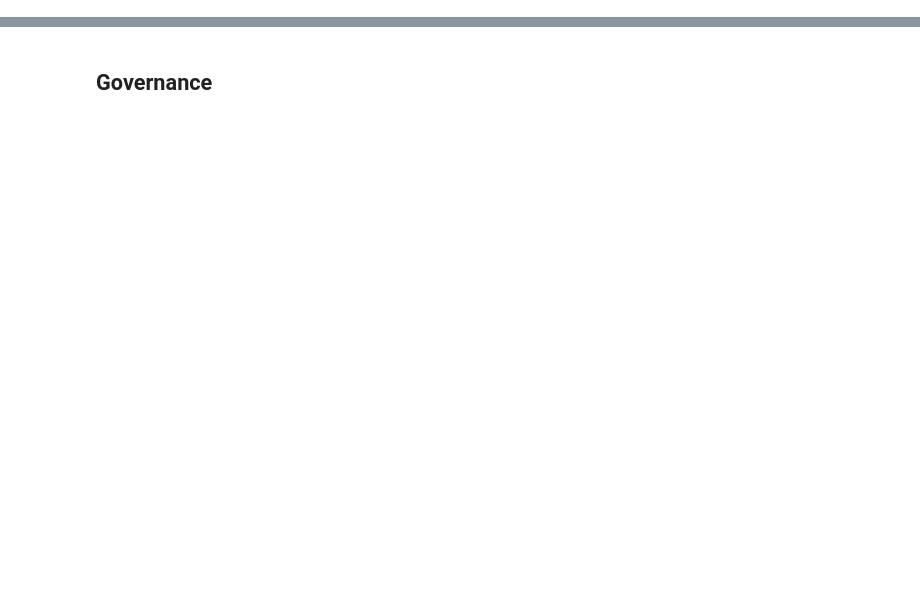
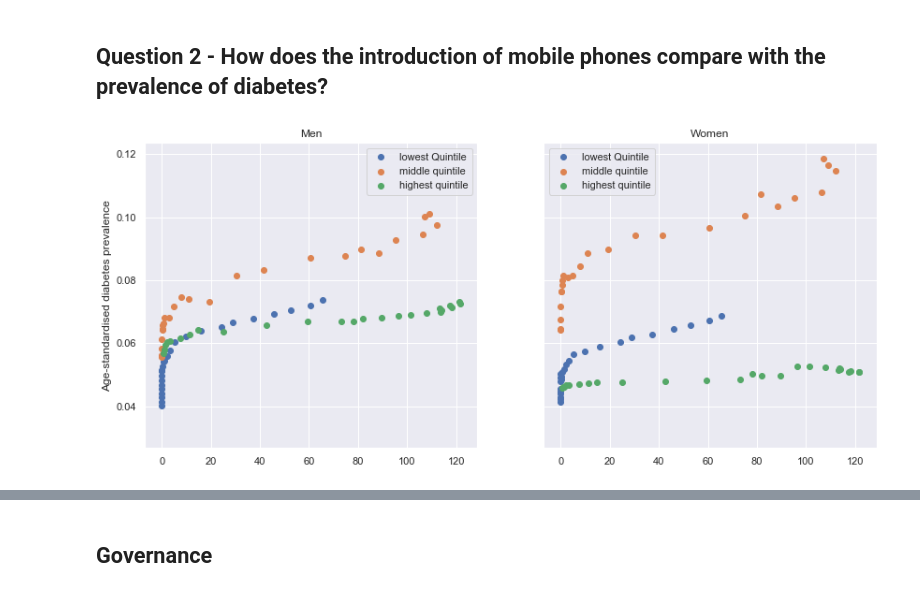
Before and after one commit to amateola7/Project-1-group4, a Jupyter notebook: ProjectOne_GroupFour_DataAnalysis.ipynb, the cells around one changed output, grey strips where cells are left out. Drawn from its saved outputs; the diff is of its cells as text; code cells hidden in the pictures; blank space fills up the shorter version.

```diff
--- a/ProjectOne_GroupFour_DataAnalysis.ipynb
+++ b/ProjectOne_GroupFour_DataAnalysis.ipynb
@@ -167,0 +127,19 @@ Text(0.5, 1.0, 'Annual Access to Electricities (All Countries)')
+# %% [markdown]
+## Question 2 - How does the introduction of mobile phones compare with the prevalence of diabetes?
+# %%
+fig1, (axes1a,axes1b) = plt.subplots(1,2,figsize=(14,6),sharey=True)
+
+axes1a.scatter(men_quintile_1['IT.CEL.SETS.P2'], men_quintile_1['Age-standardised diabetes prevalence'])
+axes1a.scatter(men_quintile_3['IT.CEL.SETS.P2'], men_quintile_3['Age-standardised diabetes prevalence'])
+axes1a.scatter(men_quintile_5['IT.CEL.SETS.P2'], men_quintile_5['Age-standardised diabetes prevalence'])
+axes1a.legend(["lowest Quintile", "middle quintile", "highest quintile"])
+axes1a.set_ylabel('Age-standardised diabetes prevalence')
+axes1a.set_title('Men')
+
+axes1b.scatter(women_quintile_1['IT.CEL.SETS.P2'], women_quintile_1['Age-standardised diabetes prevalence'])
+axes1b.scatter(women_quintile_3['IT.CEL.SETS.P2'], women_quintile_3['Age-standardised diabetes prevalence'])
+axes1b.scatter(women_quintile_5['IT.CEL.SETS.P2'], women_quintile_5['Age-standardised diabetes prevalence'])
+axes1b.legend(["lowest Quintile", "middle quintile", "highest quintile"])
+axes1b.set_title('Women');
+# %% [output]
+[figure, added]
```
Also changed, not shown: parts of 45 cells of this notebook, 3 other files.
